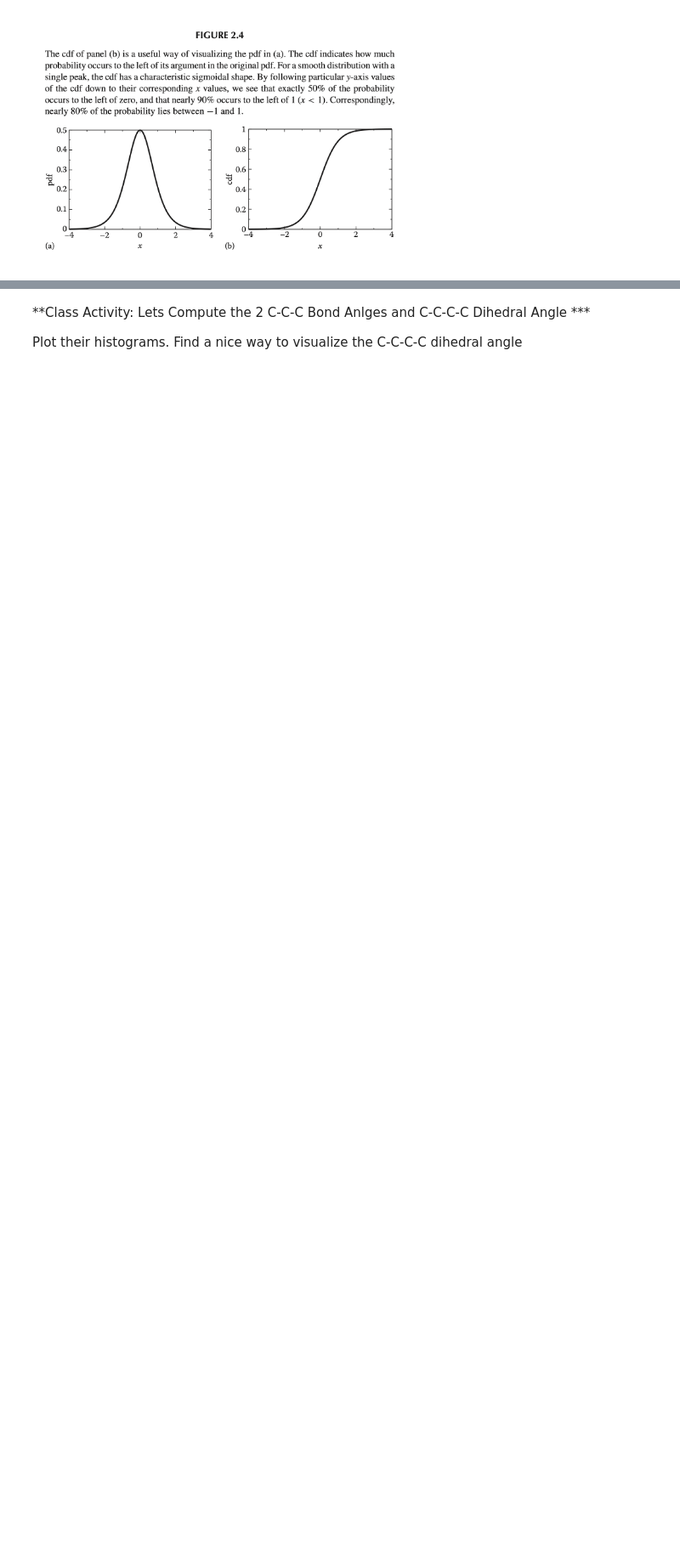
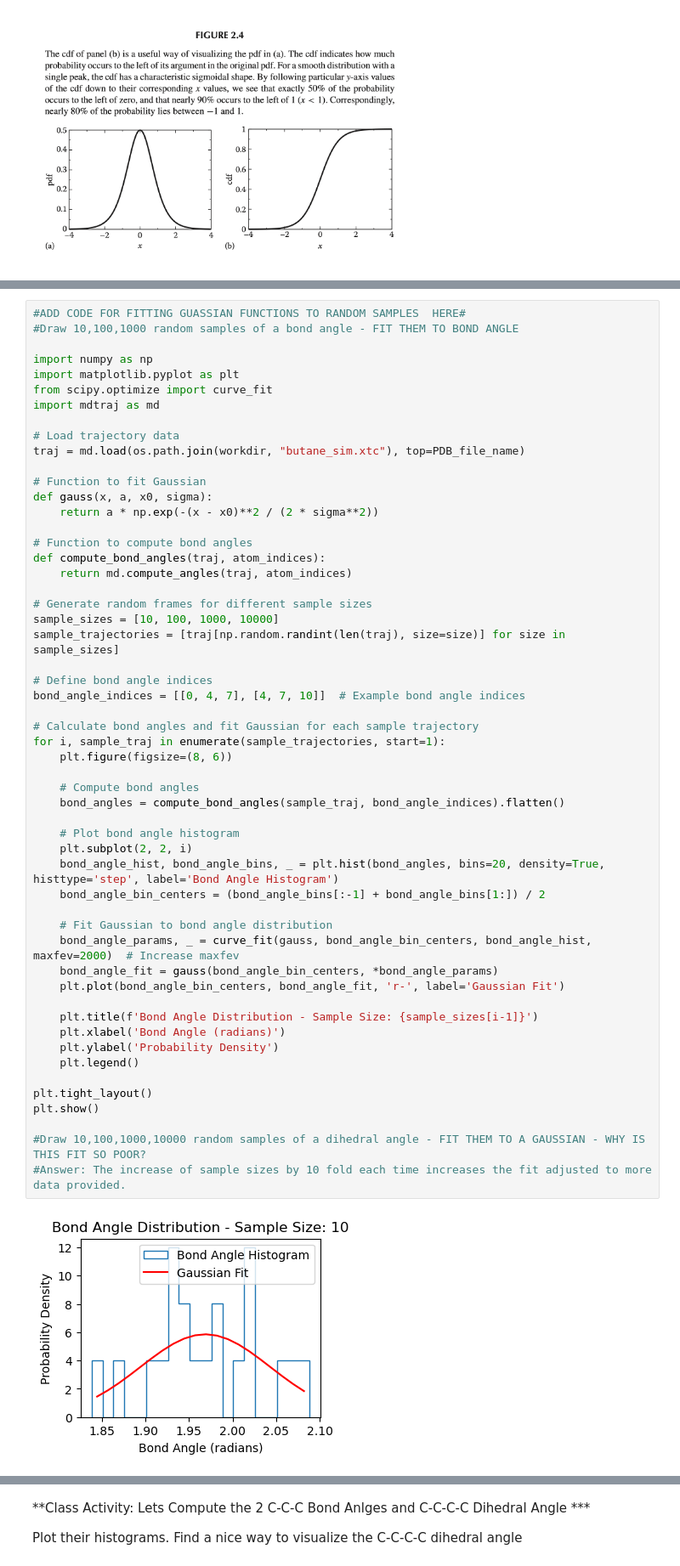
Before and after one commit to mkim-chem/CHEM101.6, a Jupyter notebook: Chem101.6_S24_Project1_Students_progress4.3.ipynb, the cells around one changed output, grey strips where cells are left out. Shown at 85% size. Cells and saved outputs as stored; diff of their text form; blank space fills up the shorter version.

```diff
--- a/Chem101.6_S24_Project1_Students_progress4.3.ipynb
+++ b/Chem101.6_S24_Project1_Students_progress4.3.ipynb
@@ -486,0 +621,56 @@ plt.hist(C1C2bond[rands],bins=20,histtype='step')
+# %%
+#ADD CODE FOR FITTING GUASSIAN FUNCTIONS TO RANDOM SAMPLES  HERE#
+#Draw 10,100,1000 random samples of a bond angle - FIT THEM TO BOND ANGLE
+
+import numpy as np
+import matplotlib.pyplot as plt
+from scipy.optimize import curve_fit
+import mdtraj as md
+
+# Load trajectory data
+traj = md.load(os.path.join(workdir, "butane_sim.xtc"), top=PDB_file_name)
+
+# Function to fit Gaussian
+def gauss(x, a, x0, sigma):
+    return a * np.exp(-(x - x0)**2 / (2 * sigma**2))
+
+# Function to compute bond angles
+def compute_bond_angles(traj, atom_indices):
+    return md.compute_angles(traj, atom_indices)
+
+# Generate random frames for different sample sizes
+sample_sizes = [10, 100, 1000, 10000]
+sample_trajectories = [traj[np.random.randint(len(traj), size=size)] for size in sample_sizes]
+
+# Define bond angle indices
+bond_angle_indices = [[0, 4, 7], [4, 7, 10]]  # Example bond angle indices
+
+# Calculate bond angles and fit Gaussian for each sample trajectory
+for i, sample_traj in enumerate(sample_trajectories, start=1):
+    plt.figure(figsize=(8, 6))
+
+    # Compute bond angles
+    bond_angles = compute_bond_angles(sample_traj, bond_angle_indices).flatten()
+
+    # Plot bond angle histogram
+    plt.subplot(2, 2, i)
+    bond_angle_hist, bond_angle_bins, _ = plt.hist(bond_angles, bins=20, density=True, histtype='step', label='Bond Angle Histogram')
+    bond_angle_bin_centers = (bond_angle_bins[:-1] + bond_angle_bins[1:]) / 2
+
+    # Fit Gaussian to bond angle distribution
+    bond_angle_params, _ = curve_fit(gauss, bond_angle_bin_centers, bond_angle_hist, maxfev=2000)  # Increase maxfev
+    bond_angle_fit = gauss(bond_angle_bin_centers, *bond_angle_params)
+    plt.plot(bond_angle_bin_centers, bond_angle_fit, 'r-', label='Gaussian Fit')
+
+    plt.title(f'Bond Angle Distribution - Sample Size: {sample_sizes[i-1]}')
+    plt.xlabel('Bond Angle (radians)')
+    plt.ylabel('Probability Density')
+    plt.legend()
+
+plt.tight_layout()
+plt.show()
+
+#Draw 10,100,1000,10000 random samples of a dihedral angle - FIT THEM TO A GAUSSIAN - WHY IS THIS FIT SO POOR?
+#Answer: The increase of sample sizes by 10 fold each time increases the fit adjusted to more data provided.
+# %% [output]
+[figure, added]
```
Also changed, not shown: parts of 18 cells of this notebook.
